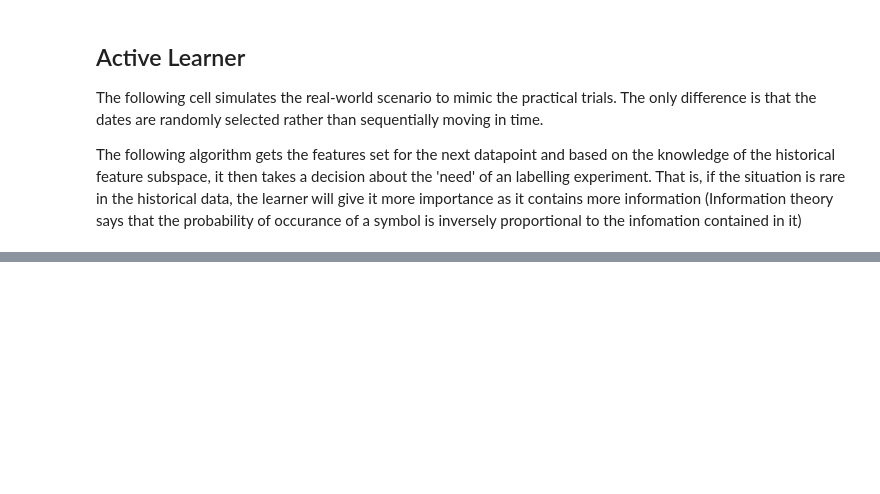
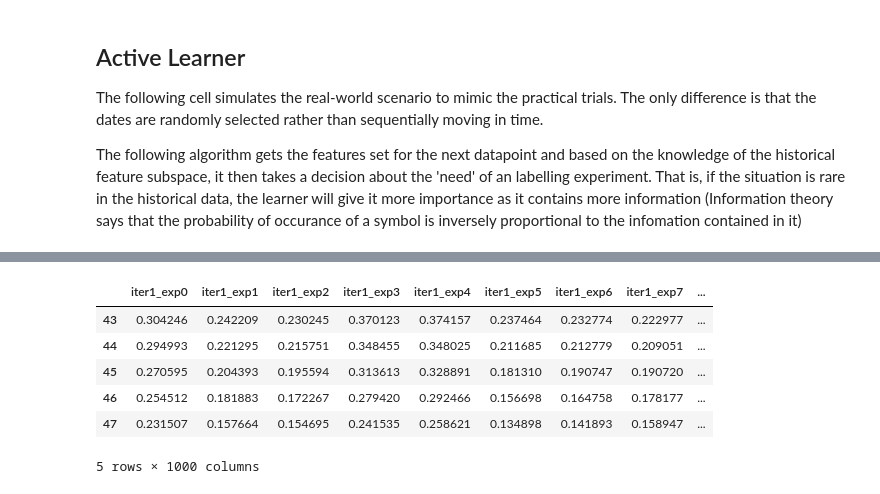
Before and after one commit to shreyasnikte/Active-Learning-TUD-Thesis, a Jupyter notebook: notebooks/active_learning.ipynb, the cells around one changed output, grey strips where cells are left out. Drawn from its saved outputs; the diff is of its cells as text; code cells hidden in the pictures; blank space fills up the shorter version.

```diff
--- a/notebooks/active_learning.ipynb
+++ b/notebooks/active_learning.ipynb
@@ -338,16 +423,36 @@ if __name__ == '__main__':
     df_AL = pd.DataFrame()
     df_SUP = pd.DataFrame()
 
-#     # start the simulator and active learning by membership query synthesis
-    for i in range(100):
-        trials_.run()
-        AL_error = trials_.y_pred_AL - trials_.y_test_AL
-        AL_mean = AL_error.mean(axis=0).abs()
-        df_AL.loc[:,i] = AL_mean
+    # start the simulator and active learning by membership query synthesis
+#     for i in range(2):
+    trials_.run()
+#     AL_error = trials_.y_pred_AL - trials_.y_test_AL
+#     AL_mean = AL_error.mean(axis=0).abs()
+#     df_AL.loc[:,i] = AL_mean
 
-        SUP_error = trials_.y_pred_SUP - trials_.y_test_SUP
-        SUP_mean = SUP_error.mean(axis=0).abs()
-        df_SUP.loc[:,i] = SUP_mean
+#     SUP_error = trials_.y_pred_SUP - trials_.y_test_SUP
+#     SUP_mean = SUP_error.mean(axis=0).abs()
+#     df_SUP.loc[:,i] = SUP_mean
+
+
+
+#     for i in range(10):
+#         trials_.get_log_error()
+#         AL_error = trials_.y_preds - trials_.y_test
+#         err_mean = (AL_error**2).mean(axis=0).abs()
+#         df_Err.loc[:,i] = err_mean
+
+#         SUP_error = trials_.y_pred_SUP - trials_.y_test_SUP
+#         SUP_mean = SUP_error.mean(axis=0).abs()
+#         df_SUP.loc[:,i] = SUP_mean
+
+
+
+
+
+
+
+
 
 
 
@@ -456,0 +581,15 @@ Loading BokehJS ...
+# %%
+a = trials_.list_Err[3]
+b = trials_.list_Err[4]
+trials_.list_Err[3] = -b
+trials_.list_Err[4] = -a
+# %%
+trials_.y_test_AL.tail()
+# %% [output]
+|  | iter1_exp0 | iter1_exp1 | iter1_exp2 | iter1_exp3 | iter1_exp4 | iter1_exp5 | iter1_exp6 | iter1_exp7 | ... |
+| 43 | 0.304246 | 0.242209 | 0.230245 | 0.370123 | 0.374157 | 0.237464 | 0.232774 | 0.222977 | ... |
+| 44 | 0.294993 | 0.221295 | 0.215751 | 0.348455 | 0.348025 | 0.211685 | 0.212779 | 0.209051 | ... |
+| 45 | 0.270595 | 0.204393 | 0.195594 | 0.313613 | 0.328891 | 0.181310 | 0.190747 | 0.190720 | ... |
+| 46 | 0.254512 | 0.181883 | 0.172267 | 0.279420 | 0.292466 | 0.156698 | 0.164758 | 0.178177 | ... |
+| 47 | 0.231507 | 0.157664 | 0.154695 | 0.241535 | 0.258621 | 0.134898 | 0.141893 | 0.158947 | ... |
+5 rows × 1000 columns
```
Also changed, not shown: parts of 13 cells of this notebook, 5 other files.
